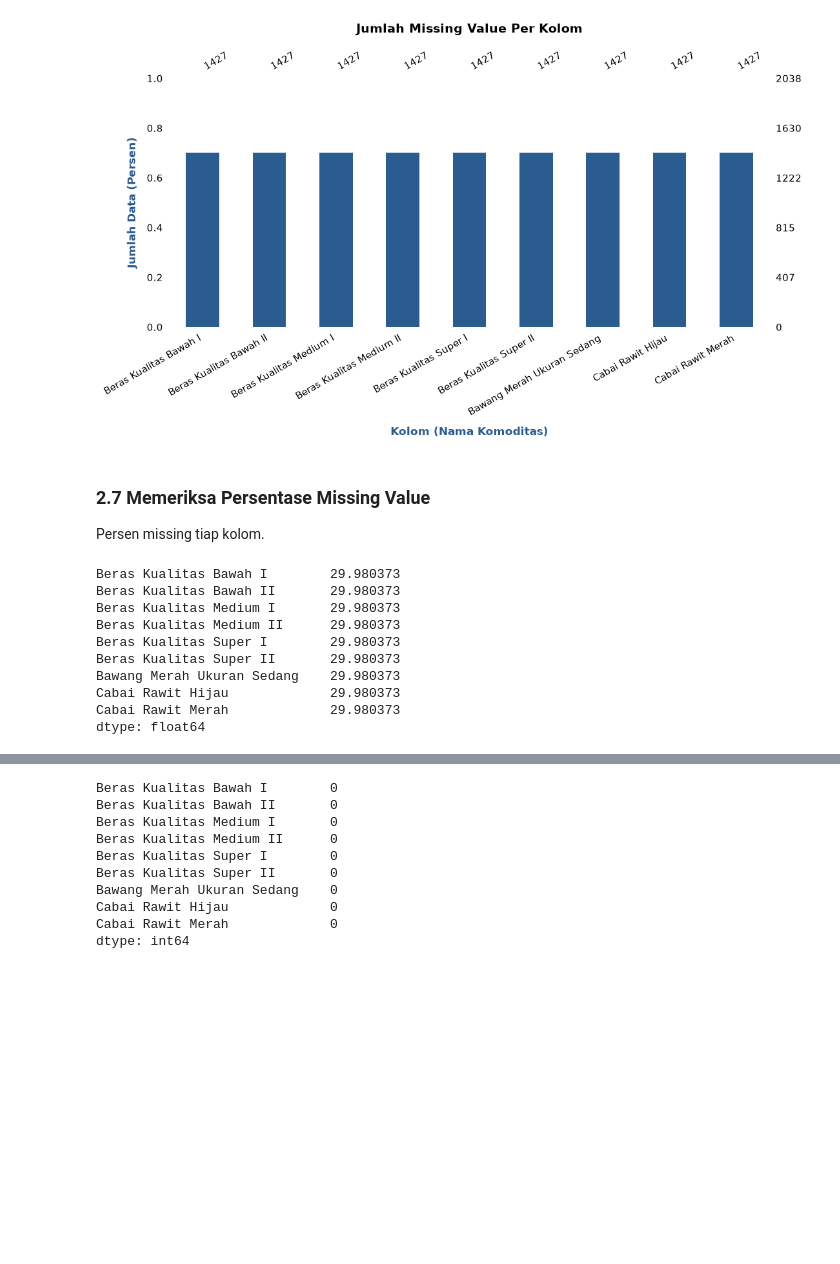
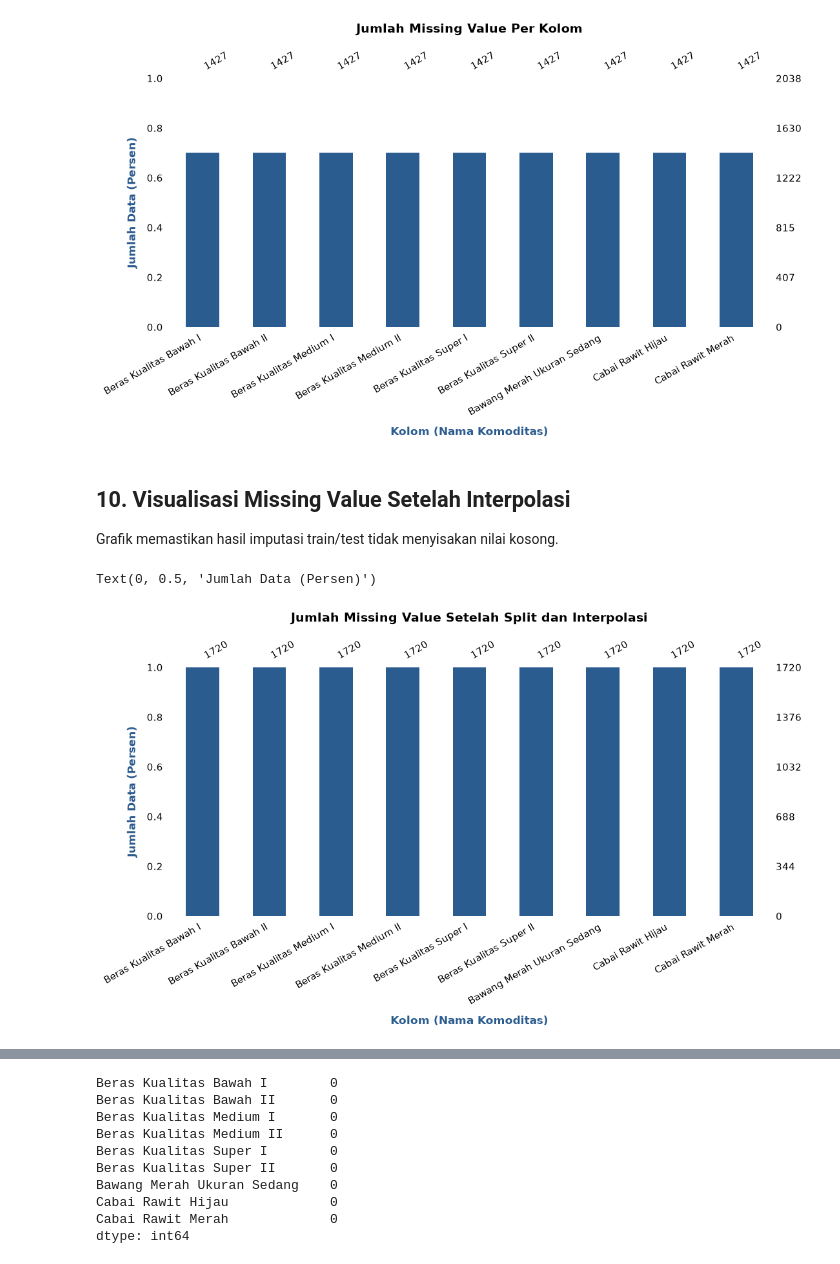
Before and after one commit to YosiaCoKR/pangan-forecasting, a Jupyter notebook: webapp/research/code.ipynb, the cells around one changed output, grey strips where cells are left out. Saved outputs shown, nothing was run; the diff lists cells and outputs as text; code cells hidden in the pictures; blank space fills up the shorter version.

```diff
--- a/webapp/research/code.ipynb
+++ b/webapp/research/code.ipynb
@@ -166,21 +213,40 @@ ax.set_ylabel(
 # %% [output]
 Text(0, 0.5, 'Jumlah Data (Persen)')
 [figure]
-# %% [markdown]
-### 2.7 Memeriksa Persentase Missing Value
-
-Persen missing tiap kolom.
-# %%
-percentages = (df_raw.isnull().sum() / len(df_raw)) * 100
-print(percentages)
-# %% [output]
-Beras Kualitas Bawah I        29.980373
-Beras Kualitas Bawah II       29.980373
-Beras Kualitas Medium I       29.980373
-Beras Kualitas Medium II      29.980373
-Beras Kualitas Super I        29.980373
-Beras Kualitas Super II       29.980373
-Bawang Merah Ukuran Sedang    29.980373
-Cabai Rawit Hijau             29.980373
-Cabai Rawit Merah             29.980373
-dtype: float64
+# %% [markdown]
+## 10. Visualisasi Missing Value Setelah Interpolasi
+
+Grafik memastikan hasil imputasi train/test tidak menyisakan nilai kosong.
+# %%
+df_cleaned.isnull().sum()
+
+ax = mgno.bar(
+    df_cleaned,
+    figsize=(12, 5),
+    fontsize=11,
+    labels=True,
+    sort="ascending",
+    p=True,
+    color="#2b5c8f",
+    label_rotation=30,
+)
+
+ax.set_title(
+    "Jumlah Missing Value Setelah Split dan Interpolasi",
+    fontsize=14,
+    fontweight="bold",
+    pad=20,
+)
+ax.set_xlabel(
+    "Kolom (Nama Komoditas)",
+    fontsize=12,
+    labelpad=10,
+    fontweight="bold",
+    color="#2b5c8f",
+)
+ax.set_ylabel(
+    "Jumlah Data (Persen)", fontsize=12, labelpad=10, fontweight="bold", color="#2b5c8f"
+)
+# %% [output]
+Text(0, 0.5, 'Jumlah Data (Persen)')
+[figure, added]
```
Also changed, not shown: parts of 62 cells of this notebook, 57 other files.
